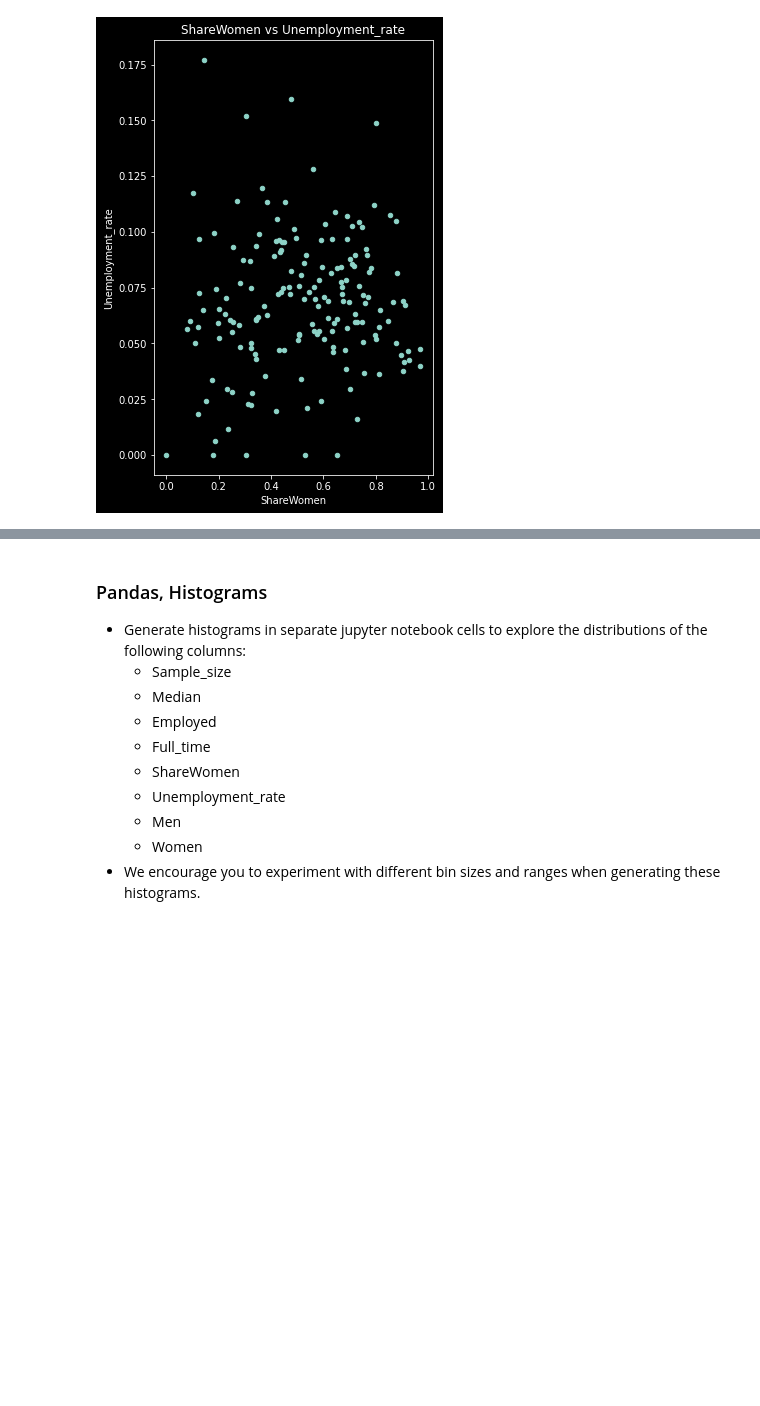
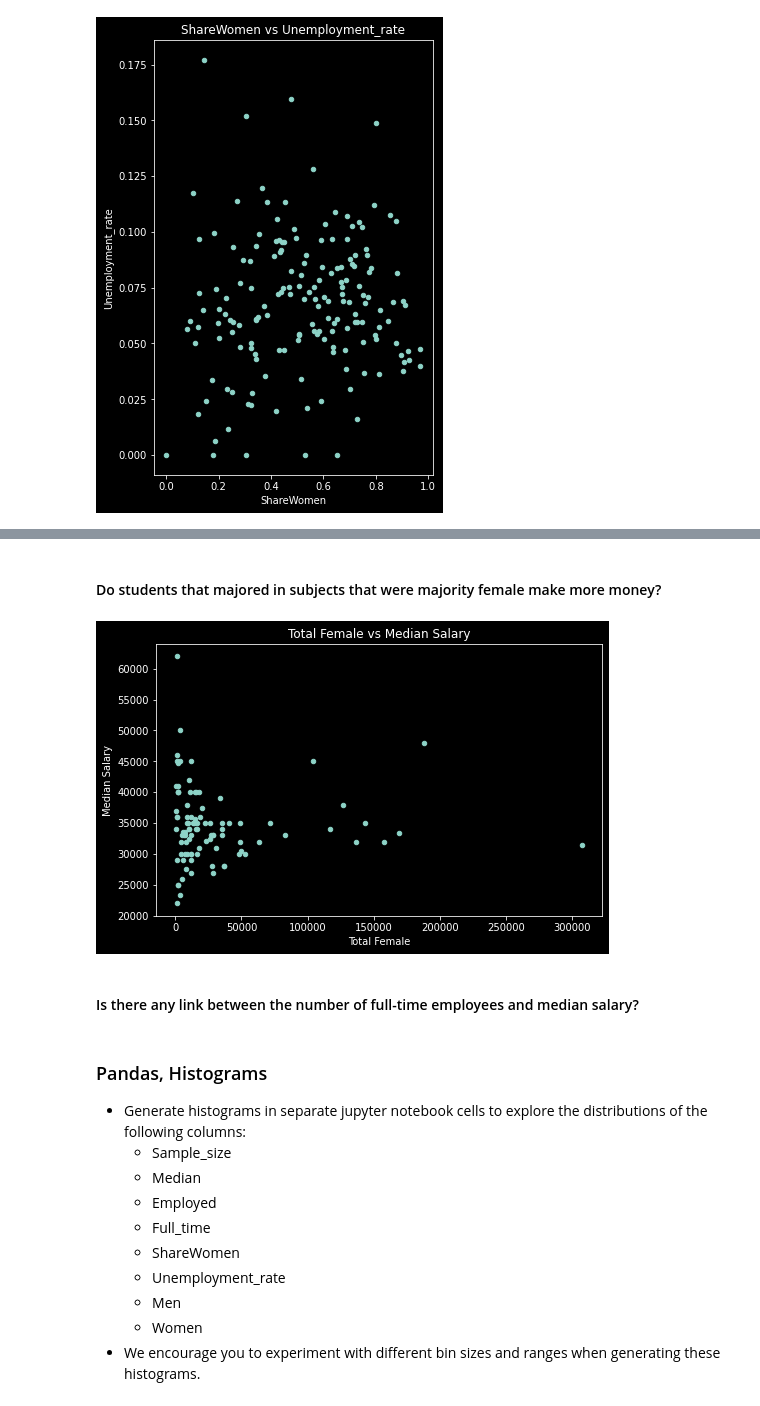
Before and after one commit to PrynsTag/DataQuest-Data-Scientist-Python, a Jupyter notebook: Data Analysis and Visualization/Exploratory Data Visualization/[PROJECT] Visualizing Earnings Based On College Majors/Project.ipynb, the cells around one changed output, grey strips where cells are left out. Saved outputs shown, nothing was run; the diff lists cells and outputs as text; code cells hidden in the pictures; blank space fills up the shorter version.

```diff
--- a/Data Analysis and Visualization/Exploratory Data Visualization/[PROJECT] Visualizing Earnings Based On College Majors/Project.ipynb
+++ b/Data Analysis and Visualization/Exploratory Data Visualization/[PROJECT] Visualizing Earnings Based On College Majors/Project.ipynb
@@ -302,0 +323,13 @@ plt.show()
+# %% [markdown]
+#### Do students that majored in subjects that were majority female make more money?
+# %%
+majority_female = recent_grads[recent_grads["ShareWomen"] >= 0.5]
+ax = majority_female.plot(x="Women", y="Median", kind="scatter", figsize=(8, 5))
+ax.set_title("Total Female vs Median Salary")
+ax.set_xlabel("Total Female")
+ax.set_ylabel("Median Salary")
+plt.show()
+# %% [output]
+[figure, added]
+# %% [markdown]
+#### Is there any link between the number of full-time employees and median salary?
```
Also changed, not shown: parts of 8 cells of this notebook.
